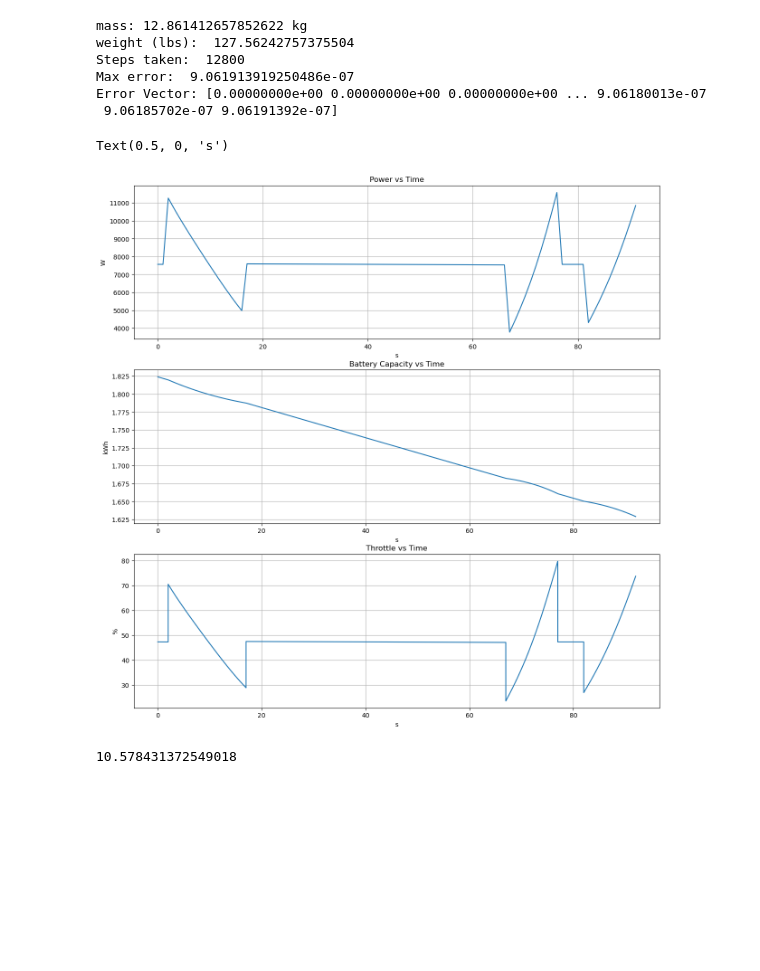
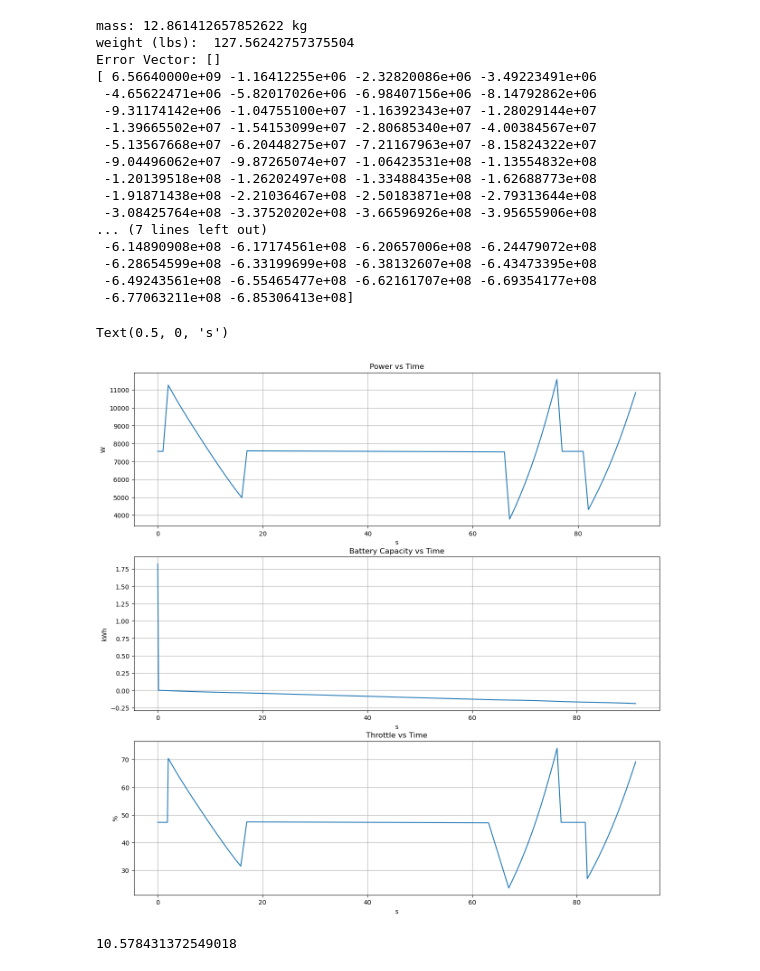
Before and after one commit to NathanielHargan/UAV_Optimization, a Jupyter notebook: PlotPower.ipynb, the cells around one changed output. Saved outputs shown, nothing was run; the diff lists cells and outputs as text; code cells hidden in the pictures; blank space fills up the shorter version.

```diff
--- a/PlotPower.ipynb
+++ b/PlotPower.ipynb
@@ -50,46 +50,57 @@ time_list = np.arange(m1.t_values[-1])
 for t in time_list:
     power_list[t] = drone_power.power_at_time(t)
 
-drone_power.energy_consumption_calc(m1.t_values, 2, 100, 1e-6)
+drone_power.energy_consumption_calc(m1.t_values, 13)
 drone_power.throttle_ratio_calc(16) # Power for max throttle in kw w/ full battery
 
 print("Error Vector:", drone_power.error)
 
 # Plotting
 fig, axs = plt.subplots(3,1)
 
 fig.set_figheight(15)
 fig.set_figwidth(15)
 
-
+print(drone_power.energy_consumption)
 axs[0].set_title("Power vs Time")
 axs[0].plot(time_list, power_list / 1000)
 axs[0].grid()
 axs[0].set_ylabel("W")
 axs[0].set_xlabel("s")
 
 
 axs[1].set_title("Battery Capacity vs Time")
 axs[1].plot(drone_power.timesteps, drone_power.energy_consumption * uc.s_to_hrs * uc.mW_to_kW)
 axs[1].grid()
 axs[1].set_ylabel("kWh")
 axs[1].set_xlabel("s")
 
 
 axs[2].set_title("Throttle vs Time")
 axs[2].plot(drone_power.timesteps, drone_power.percent_throttle * 100)
 axs[2].grid()
 axs[2].set_ylabel("%")
 axs[2].set_xlabel("s")
 # %% [output]
 mass: 12.861412657852622 kg
 weight (lbs):  127.56242757375504
-Steps taken:  12800
-Max error:  9.061913919250486e-07
-Error Vector: [0.00000000e+00 0.00000000e+00 0.00000000e+00 ... 9.06180013e-07
- 9.06185702e-07 9.06191392e-07]
+Error Vector: []
+[ 6.56640000e+09 -1.16412255e+06 -2.32820086e+06 -3.49223491e+06
+ -4.65622471e+06 -5.82017026e+06 -6.98407156e+06 -8.14792862e+06
+ -9.31174142e+06 -1.04755100e+07 -1.16392343e+07 -1.28029144e+07
+ -1.39665502e+07 -1.54153099e+07 -2.80685340e+07 -4.00384567e+07
+ -5.13567668e+07 -6.20448275e+07 -7.21167963e+07 -8.15824322e+07
+ -9.04496062e+07 -9.87265074e+07 -1.06423531e+08 -1.13554832e+08
+ -1.20139518e+08 -1.26202497e+08 -1.33488435e+08 -1.62688773e+08
+ -1.91871438e+08 -2.21036467e+08 -2.50183871e+08 -2.79313644e+08
+ -3.08425764e+08 -3.37520202e+08 -3.66596926e+08 -3.95655906e+08
+... (7 lines left out)
+ -6.14890908e+08 -6.17174561e+08 -6.20657006e+08 -6.24479072e+08
+ -6.28654599e+08 -6.33199699e+08 -6.38132607e+08 -6.43473395e+08
+ -6.49243561e+08 -6.55465477e+08 -6.62161707e+08 -6.69354177e+08
+ -6.77063211e+08 -6.85306413e+08]
 Text(0.5, 0, 's')
-[figure, old version]
+[figure, new version]
 # %%
 # %% [output]
 10.578431372549018
```
Also changed, not shown: 7 other files.
